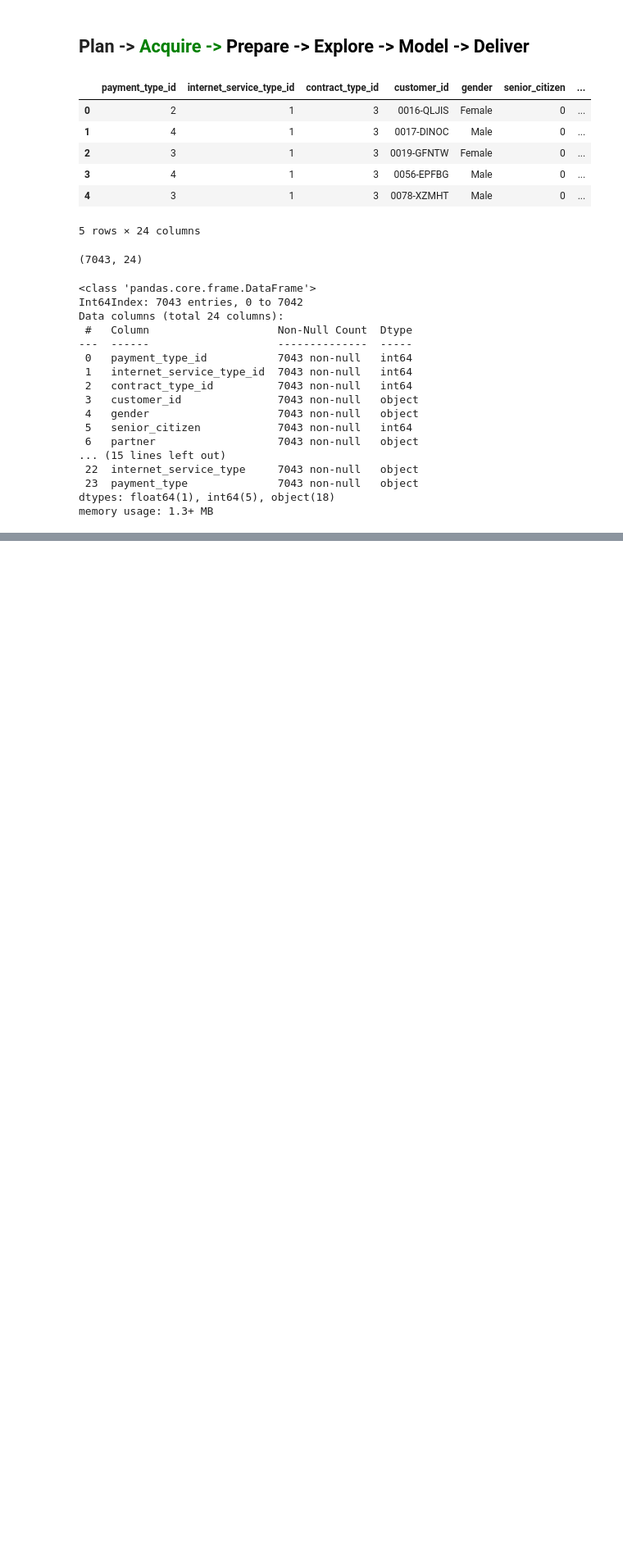
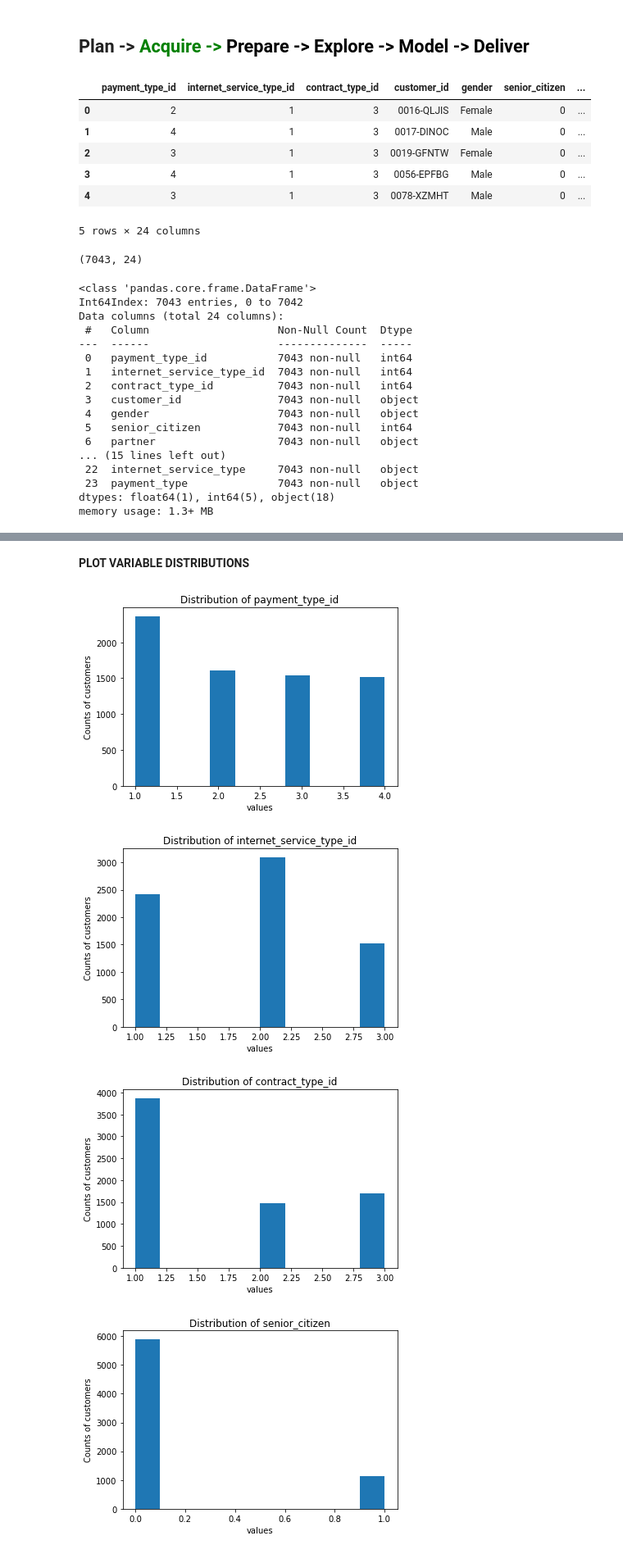
Before and after one commit to cindyvillanuevads/telco_classification_project, a Jupyter notebook: final_notebook_project.ipynb, the cells around one changed output, grey strips where cells are left out. Shown at 82% size. Drawn from its saved outputs; the diff is of its cells as text; code cells hidden in the pictures; blank space fills up the shorter version.

```diff
--- a/final_notebook_project.ipynb
+++ b/final_notebook_project.ipynb
@@ -92,0 +106,10 @@ memory usage: 1.3+ MB
+# %% [markdown]
+**PLOT VARIABLE DISTRIBUTIONS**
+# %%
+#use my function to plot
+prepare.distribution(df)
+# %% [output]
+[figure, added]
+[figure, added]
+[figure, added]
+[figure, added]
```
Also changed, not shown: parts of 35 cells of this notebook.
